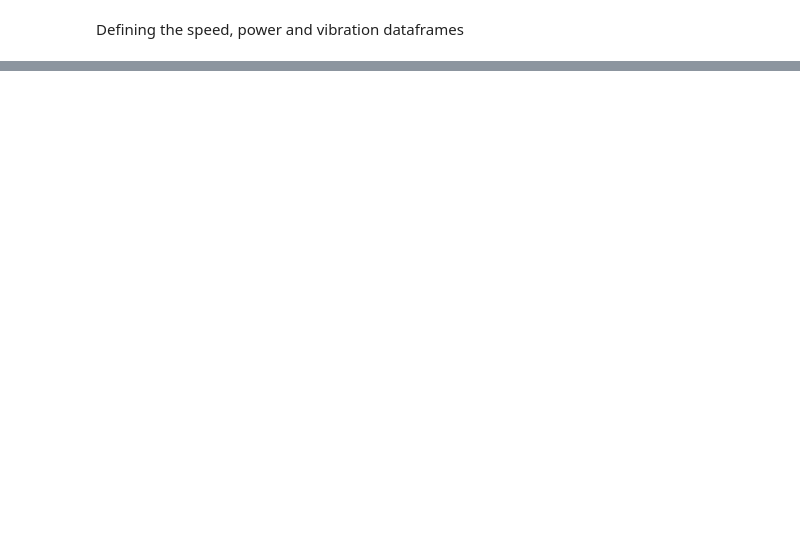
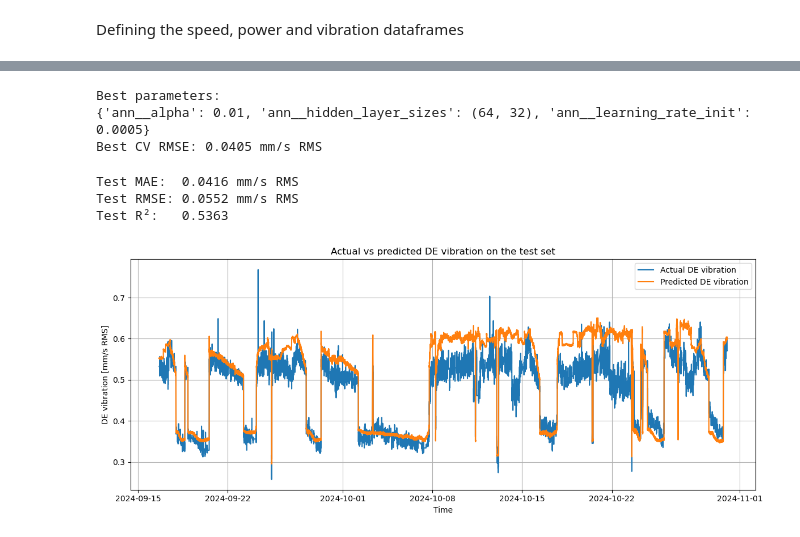
Before and after one commit to Pumpekraftverk/Grunnai, a Jupyter notebook: modeling.ipynb, the cells around one changed output, grey strips where cells are left out. Drawn from its saved outputs; the diff is of its cells as text; code cells hidden in the pictures; blank space fills up the shorter version.

Commit message:
Seperate FeatureExtraction and modeling

```diff
--- a/modeling.ipynb
+++ b/modeling.ipynb
@@ -1141,0 +112,8 @@ plt.show()
+# %%
+split_idx = int(len(X) * 0.70)
+
+X_train = X.iloc[:split_idx]
+X_test = X.iloc[split_idx:]
+
+y_train = y.iloc[:split_idx]
+y_test = y.iloc[split_idx:]
@@ -1141,0 +182,45 @@ plt.show()
+# %%
+best_ann = grid_search.best_estimator_
+
+print("Best parameters:")
+print(grid_search.best_params_)
+
+print(f"Best CV RMSE: {-grid_search.best_score_:.4f} mm/s RMS")
+# %% [output]
+Best parameters:
+{'ann__alpha': 0.01, 'ann__hidden_layer_sizes': (64, 32), 'ann__learning_rate_init': 0.0005}
+Best CV RMSE: 0.0405 mm/s RMS
+# %%
+y_pred = best_ann.predict(X_test)
+
+mae = mean_absolute_error(y_test, y_pred)
+rmse = np.sqrt(mean_squared_error(y_test, y_pred))
+r2 = r2_score(y_test, y_pred)
+
+print(f"Test MAE:  {mae:.4f} mm/s RMS")
+print(f"Test RMSE: {rmse:.4f} mm/s RMS")
+print(f"Test R²:   {r2:.4f}")
+# %% [output]
+Test MAE:  0.0416 mm/s RMS
+Test RMSE: 0.0552 mm/s RMS
+Test R²:   0.5363
+# %%
+results_ann = pd.DataFrame({
+    "start_time": model_1min.loc[X_test.index, "start_time"].values,
+    "actual": y_test.values,
+    "predicted": y_pred,
+})
+
+plt.figure(figsize=(12, 5))
+plt.plot(results_ann["start_time"], results_ann["actual"], label="Actual DE vibration")
+plt.plot(results_ann["start_time"], results_ann["predicted"], label="Predicted DE vibration")
+
+plt.xlabel("Time")
+plt.ylabel("DE vibration [mm/s RMS]")
+plt.title("Actual vs predicted DE vibration on the test set")
+plt.legend()
+plt.grid(True)
+plt.tight_layout()
+plt.show()
+# %% [output]
+[figure, added]
```
Also changed, not shown: parts of 67 cells of this notebook, 3 other files.
